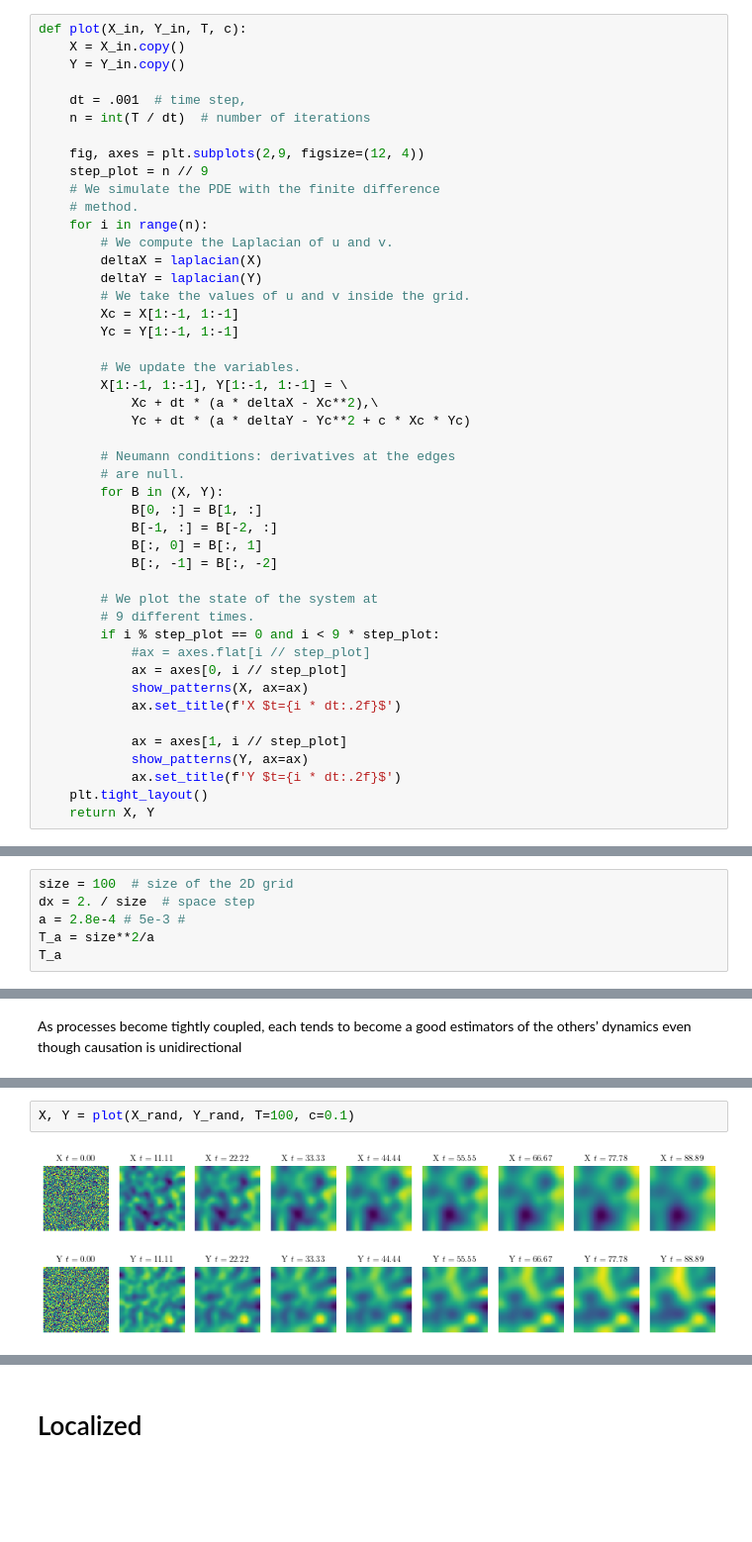
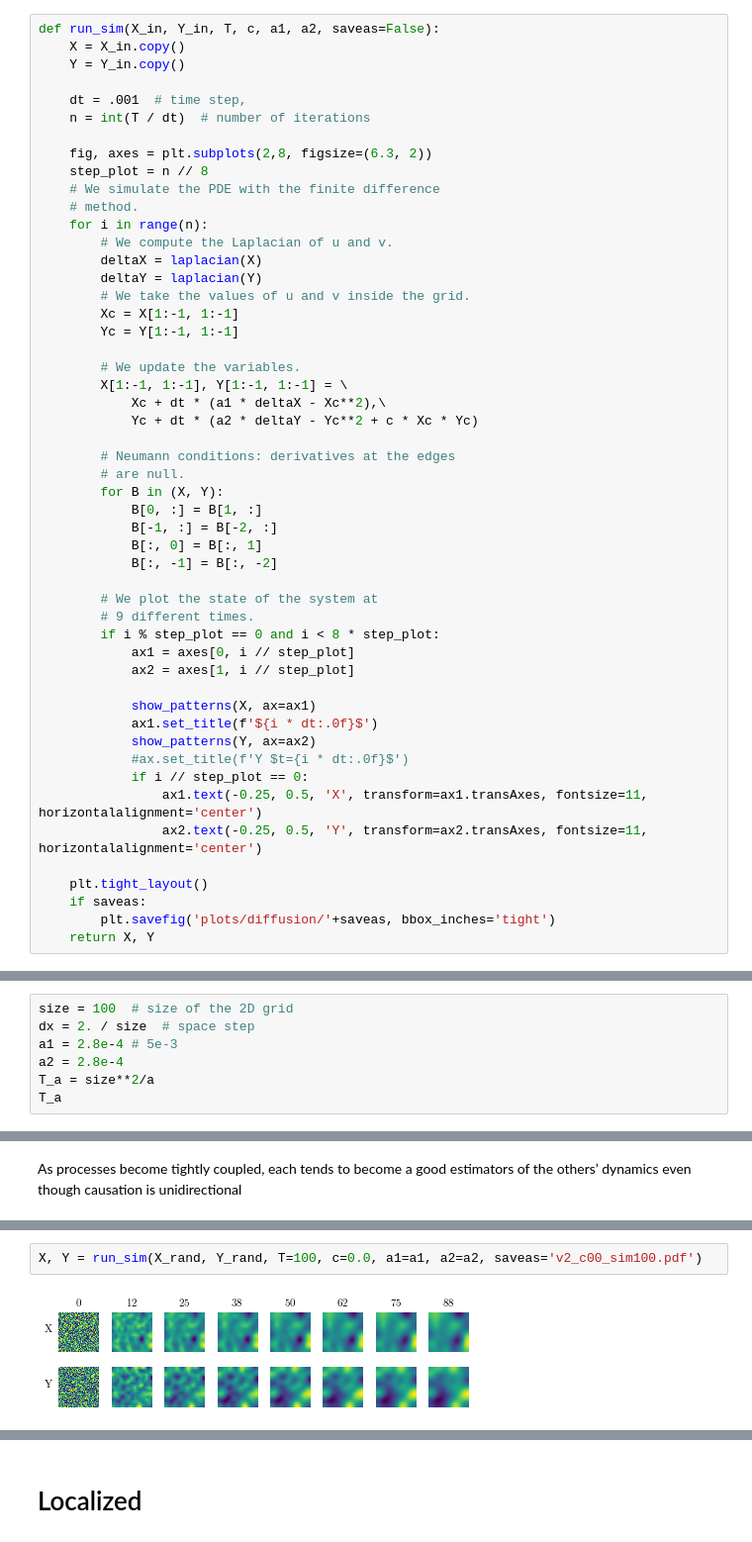
Before and after one commit to KatharinaBracher/GCCM, a Jupyter notebook: code/Diffusion.ipynb, the cells around one changed output, grey strips where cells are left out. Shown at 99% size. Cells and saved outputs as stored; diff of their text form; blank space fills up the shorter version.

Commit message:
diffusion experiments

```diff
--- a/code/Diffusion.ipynb
+++ b/code/Diffusion.ipynb
@@ -57,15 +128,15 @@ $$ \frac{\partial y}{\partial t} = a \Delta y - y^2 + c~xy $$
 # %% [markdown]
 ## X -> Y
 # %%
-def plot(X_in, Y_in, T, c):
+def run_sim(X_in, Y_in, T, c, a1, a2, saveas=False):
     X = X_in.copy()
     Y = Y_in.copy()
 
     dt = .001  # time step,
     n = int(T / dt)  # number of iterations
 
-    fig, axes = plt.subplots(2,9, figsize=(12, 4))
-    step_plot = n // 9
+    fig, axes = plt.subplots(2,8, figsize=(6.3, 2))
+    step_plot = n // 8
     # We simulate the PDE with the finite difference
     # method.
     for i in range(n):
@@ -78,8 +149,8 @@ def plot(X_in, Y_in, T, c):
 
         # We update the variables.
         X[1:-1, 1:-1], Y[1:-1, 1:-1] = \
-            Xc + dt * (a * deltaX - Xc**2),\
-            Yc + dt * (a * deltaY - Yc**2 + c * Xc * Yc)
+            Xc + dt * (a1 * deltaX - Xc**2),\
+            Yc + dt * (a2 * deltaY - Yc**2 + c * Xc * Yc)
 
         # Neumann conditions: derivatives at the edges
         # are null.
@@ -91,14 +162,19 @@ def plot(X_in, Y_in, T, c):
 
         # We plot the state of the system at
         # 9 different times.
-        if i % step_plot == 0 and i < 9 * step_plot:
-            #ax = axes.flat[i // step_plot]
-            ax = axes[0, i // step_plot]
-            show_patterns(X, ax=ax)
-            ax.set_title(f'X $t={i * dt:.2f}$')
+        if i % step_plot == 0 and i < 8 * step_plot:
+            ax1 = axes[0, i // step_plot]
+            ax2 = axes[1, i // step_plot]
 
-            ax = axes[1, i // step_plot]
-            show_patterns(Y, ax=ax)
-            ax.set_title(f'Y $t={i * dt:.2f}$')
+            show_patterns(X, ax=ax1)
+            ax1.set_title(f'${i * dt:.0f}$')
+            show_patterns(Y, ax=ax2)
+            #ax.set_title(f'Y $t={i * dt:.0f}$')
+            if i // step_plot == 0:
+                ax1.text(-0.25, 0.5, 'X', transform=ax1.transAxes, fontsize=11, horizontalalignment='center')
+                ax2.text(-0.25, 0.5, 'Y', transform=ax2.transAxes, fontsize=11, horizontalalignment='center')
+
     plt.tight_layout()
+    if saveas:
+        plt.savefig('plots/diffusion/'+saveas, bbox_inches='tight')
     return X, Y
@@ -124,7 +187,8 @@ Constructing embedding
 # %%
 size = 100  # size of the 2D grid
 dx = 2. / size  # space step
-a = 2.8e-4 # 5e-3 #
+a1 = 2.8e-4 # 5e-3
+a2 = 2.8e-4
 T_a = size**2/a
 T_a
 # %% [output]
@@ -271,6 +401,6 @@ np.random.seed(seed=1) #9 18
 X_rand = np.random.rand(size, size)
 Y_rand = np.random.rand(size, size)
 # %%
-X, Y = plot(X_rand, Y_rand, T=100, c=0.1)
+X, Y = run_sim(X_rand, Y_rand, T=100, c=0.0, a1=a1, a2=a2, saveas='v2_c00_sim100.pdf')
 # %% [output]
-[figure, old version]
+[figure, new version]
```
Also changed, not shown: parts of 93 cells of this notebook, 20 other files.
